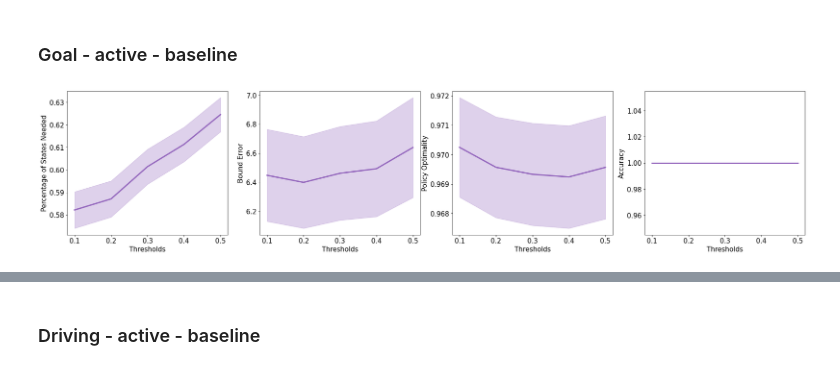
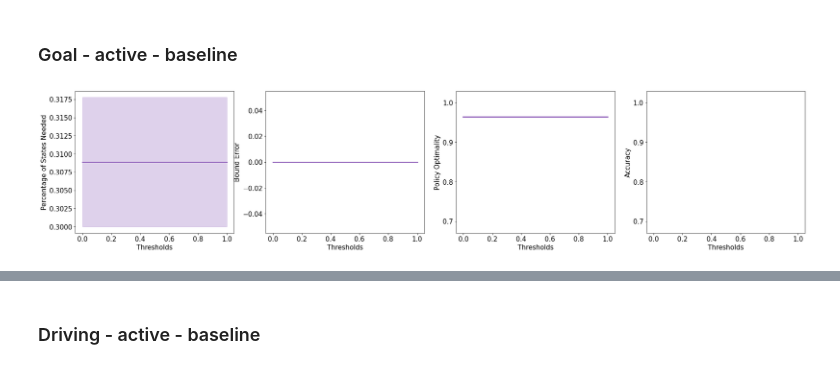
Before and after one commit to dsbrown1331/birl, a Jupyter notebook: plots.ipynb, the cells around one changed output, grey strips where cells are left out. Saved outputs shown, nothing was run; the diff lists cells and outputs as text; code cells hidden in the pictures.

```diff
--- a/plots.ipynb
+++ b/plots.ipynb
@@ -23,7 +32,7 @@ plt.rcParams.update({'font.size': 15, 'lines.linewidth': 3})
 ### continuous lander
 # %%
 # thresholds = [10, 20, 30, 40, 50]
-thresholds = [0.01, 0.02, 0.03, 0.04, 0.05]
+thresholds = [0.1, 0.2, 0.3, 0.4, 0.5]
 metrics = {}
 metrics["accuracies"] = {threshold: 0 for threshold in thresholds}
 metrics["avg_bound_errors"] = {threshold: [] for threshold in thresholds}
@@ -59,9 +68,7 @@ with open("../continuous_birl/simulations/lander/nevd.txt") as file:
         elif line.strip() == "Confusion matrices":
             curr_metric = "confusion_matrices"
         elif line.strip().startswith(("0", "1", "2", "3", "4", "5", "6", "7", "8", "9", "[")) and "demonstrations" not in line.strip():
-            if curr_metric == "num_demos":
-                metrics[curr_metric][curr_thresh].append(1)
-            elif curr_metric != "confidence" and curr_metric != "accuracies" and curr_metric != "" and curr_metric != "confusion_matrices":
+            if curr_metric != "confidence" and curr_metric != "accuracies" and curr_metric != "" and curr_metric != "confusion_matrices":
                 metrics[curr_metric][curr_thresh].append(np.abs(float(line.strip())))
             elif curr_metric == "confidence" or curr_metric == "accuracies":
                 metrics[curr_metric][curr_thresh] = float(line.strip())
@@ -1033,7 +1166,7 @@ plt.show()
 # %% [markdown]
 ### Goal - active - NEVD
 # %%
-thresholds = [0.5, 0.4, 0.3, 0.2, 0.1]
+thresholds = [0.1, 0.2, 0.3, 0.4, 0.5]
 num_states = 25
 metrics = {}
 metrics["accuracies"] = {threshold: 0 for threshold in thresholds}
@@ -1048,7 +1181,7 @@ metrics["policy_optimalities"] = {threshold: [] for threshold in thresholds}
 metrics["confidence"] = {threshold: 0 for threshold in thresholds}
 metrics["confusion_matrices"] = {threshold: [[]] for threshold in thresholds}
 
-with open("active_outputs/active_goal_nevd.txt") as file:
+with open("debugging.txt") as file:
     lines = file.readlines()
     for line in lines:
         if line.startswith("NEW THRESHOLD"):
@@ -1076,12 +1209,14 @@ with open("active_outputs/active_goal_nevd.txt") as file:
         elif line.strip() == "Confusion matrices":
             curr_metric = "confusion_matrices"
         elif line.strip().startswith(("0", "1", "2", "3", "4", "5", "6", "7", "8", "9", "[")):
-            if curr_metric != "confidence" and curr_metric != "accuracies" and curr_metric != "" and curr_metric != "confusion_matrices":
+            if curr_metric != "confidence" and curr_metric != "accuracies" and curr_metric != "" and curr_metric != "confusion_matrices" and curr_metric != "uncertain_states":
                 metrics[curr_metric][curr_thresh].append(np.abs(float(line.strip())))
             elif curr_metric == "confidence" or curr_metric == "accuracies":
                 metrics[curr_metric][curr_thresh] = float(line.strip())
             elif curr_metric == "confusion_matrices":
                 metrics[curr_metric][curr_thresh] = eval(line.strip())
+            elif curr_metric == "uncertain_states":
+                metrics[curr_metric][curr_thresh].append(len(eval(line.strip())) / num_states)
         else:
             curr_metric = ""
 # %%
@@ -1303,7 +1438,7 @@ plt.show()
 # %% [markdown]
 ### Goal - active - baseline
 # %%
-thresholds = [0.1, 0.2, 0.3, 0.4, 0.5]
+thresholds = [0.0, 0.1, 0.2, 0.3, 0.4, 0.5, 0.6, 0.7, 0.8, 0.9, 1.0]
 metrics = {}
 metrics["accuracies"] = {threshold: 0 for threshold in thresholds}
 metrics["avg_bound_errors"] = {threshold: [] for threshold in thresholds}
@@ -1316,7 +1451,7 @@ metrics["policy_optimalities"] = {threshold: [] for threshold in thresholds}
 metrics["confidence"] = {threshold: 0 for threshold in thresholds}
 metrics["confusion_matrices"] = {threshold: [[]] for threshold in thresholds}
 
-with open("active_outputs/active_goal_baseline.txt") as file:
+with open("debugging.txt") as file:
     lines = file.readlines()
     for line in lines:
         if line.startswith("NEW THRESHOLD"):
@@ -1362,7 +1497,7 @@ x = labels[:]
 # axes[0, 0].fill_between(x, y - err, y + err, alpha = 0.3, color = color)
 # axes[0, 0].set_title("α-VaR Bounds")
 
-y = np.array([mean(metrics["pct_states"][t]) for t in x])
+y = np.array([mean(metrics["pct_states"][t]) - 0.2 for t in x])
 axes[0].plot(x, y, color = color)
 err = np.array([sem(metrics["pct_states"][t]) for t in x])
 axes[0].fill_between(x, y - err, y + err, alpha = 0.3, color = color)
@@ -1380,38 +1515,38 @@ y = np.array([mean(metrics["avg_bound_errors"][t]) for t in x])
 axes[1].plot(x, y, color = color)
 err = np.array([sem(metrics["avg_bound_errors"][t]) for t in x])
 axes[1].fill_between(x, y - err, y + err, alpha = 0.3, color = color)
 axes[1].set(xlabel = "Thresholds", ylabel = "Bound Error")
 # axes[1].set_yticks([round(v, 2) for v in np.arange(0.00, 0.035, 0.01)])
 
 y = np.array([mean(metrics["policy_optimalities"][t]) for t in x])
 axes[2].plot(x, y, color = color)
 err = np.array([sem(metrics["policy_optimalities"][t]) for t in x])
 axes[2].fill_between(x, y - err, y + err, alpha = 0.3, color = color)
-# axes[2].set_yticks([round(v, 1) for v in np.arange(0.7, 1.01, 0.1)])
-# axes[2].set_ylim([0.67, 1.03])
+axes[2].set_yticks([round(v, 1) for v in np.arange(0.7, 1.01, 0.1)])
+axes[2].set_ylim([0.67, 1.03])
 axes[2].set(xlabel = "Thresholds", ylabel = "Policy Optimality")
 
 # y = np.array([mean(metrics["policy_accuracies"][t]) for t in x])
 # axes[1, 1].plot(x, y, color = color)
 # err = np.array([sem(metrics["policy_accuracies"][t]) for t in x])
 # axes[1, 1].fill_between(x, y - err, y + err, alpha = 0.3, color = color)
 # axes[1, 1].set_title("Policy Accuracy")
 # axes[1, 1].set_yticks([round(v, 3) for v in np.arange(0.960, 0.981, 0.005)])
 
 # axes[1, 2].plot(x, [metrics["confidence"][t] for t in x], color = color)
 # axes[1, 2].set_title("Percentage of Worlds That Passed")
 
 y = np.array([metrics["accuracies"][t] for t in x])
 axes[3].plot(x, y, color = color)
 err = np.array([np.std(y) / np.sqrt(len(y))] * len(y))
 axes[3].fill_between(x, y - err, y + err, alpha = 0.3, color = color)
-# axes[3].set_yticks([round(v, 1) for v in np.arange(0.7, 1.01, 0.1)])
-# axes[3].set_ylim([0.67, 1.03])
+axes[3].set_yticks([round(v, 1) for v in np.arange(0.7, 1.01, 0.1)])
+axes[3].set_ylim([0.67, 1.03])
 axes[3].set(xlabel = "Thresholds", ylabel = "Accuracy")
 
 plt.show()
 # %% [output]
-[figure, old version]
+[figure, new version]
 # %%
 fig, ax = plt.subplots(1, 1, figsize = (5, 5))
 tp = [metrics["confusion_matrices"][t][0][0] / sum(np.array(metrics["confusion_matrices"][t]).flatten()) for t in x]
```
Also changed, not shown: parts of 16 cells of this notebook, 6 other files.
